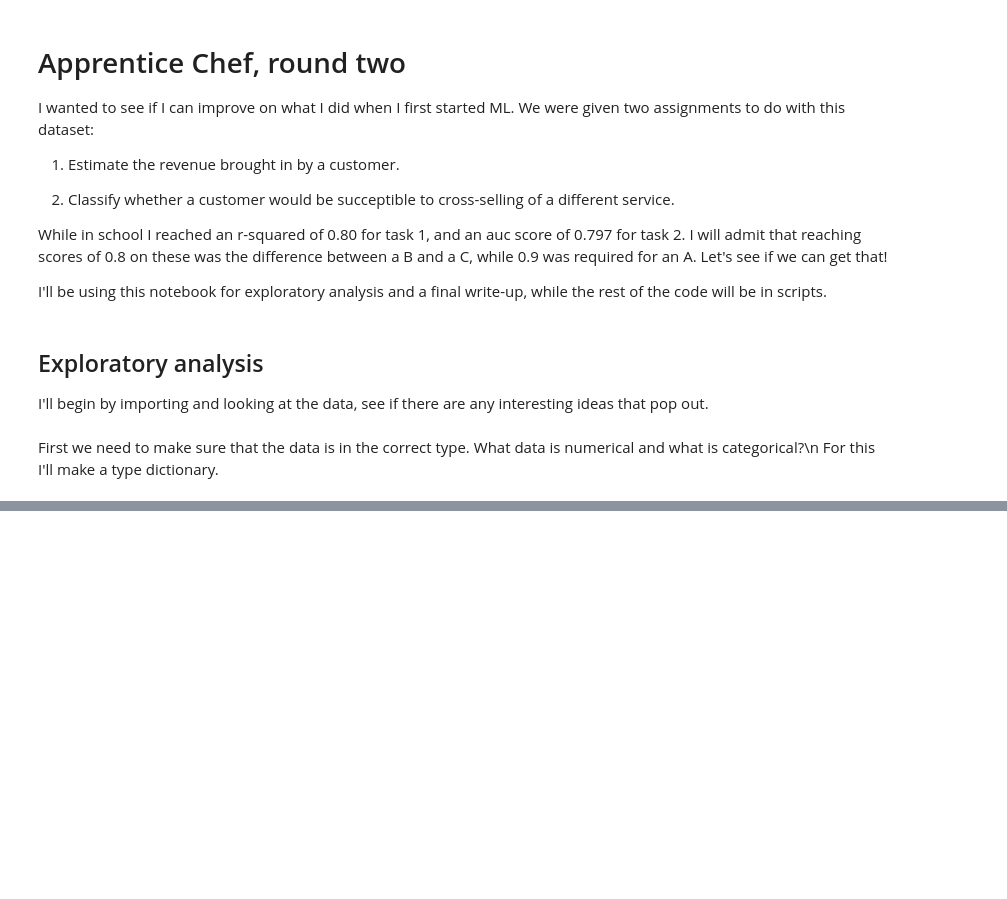
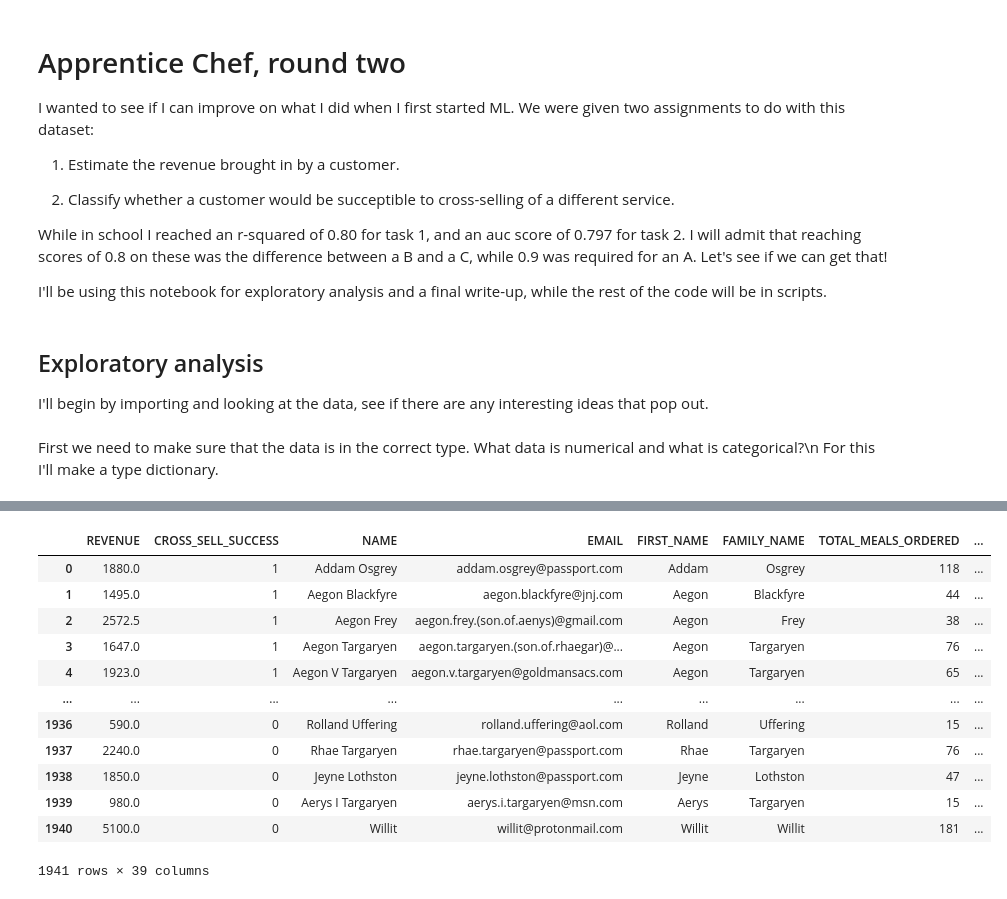
Before and after one commit to MambusLunde/Apprentice-Chef, a Jupyter notebook: Case.ipynb, the cells around one changed output, grey strips where cells are left out. Saved outputs shown, nothing was run; the diff lists cells and outputs as text; code cells hidden in the pictures; blank space fills up the shorter version.

```diff
--- a/Case.ipynb
+++ b/Case.ipynb
@@ -117,0 +150,16 @@ dataset['parentheses'] = [has_character(name, "(") for name in dataset['NAME']]
+# %%
+dataset.head(-5)
+# %% [output]
+|  | REVENUE | CROSS_SELL_SUCCESS | NAME | EMAIL | FIRST_NAME | FAMILY_NAME | TOTAL_MEALS_ORDERED | ... |
+| 0 | 1880.0 | 1 | Addam Osgrey | addam.osgrey@passport.com | Addam | Osgrey | 118 | ... |
+| 1 | 1495.0 | 1 | Aegon Blackfyre | aegon.blackfyre@jnj.com | Aegon | Blackfyre | 44 | ... |
+| 2 | 2572.5 | 1 | Aegon Frey | aegon.frey.(son.of.aenys)@gmail.com | Aegon | Frey | 38 | ... |
+| 3 | 1647.0 | 1 | Aegon Targaryen | aegon.targaryen.(son.of.rhaegar)@... | Aegon | Targaryen | 76 | ... |
+| 4 | 1923.0 | 1 | Aegon V Targaryen | aegon.v.targaryen@goldmansacs.com | Aegon | Targaryen | 65 | ... |
+| ... | ... | ... | ... | ... | ... | ... | ... | ... |
+| 1936 | 590.0 | 0 | Rolland Uffering | rolland.uffering@aol.com | Rolland | Uffering | 15 | ... |
+| 1937 | 2240.0 | 0 | Rhae Targaryen | rhae.targaryen@passport.com | Rhae | Targaryen | 76 | ... |
+| 1938 | 1850.0 | 0 | Jeyne Lothston | jeyne.lothston@passport.com | Jeyne | Lothston | 47 | ... |
+| 1939 | 980.0 | 0 | Aerys I Targaryen | aerys.i.targaryen@msn.com | Aerys | Targaryen | 15 | ... |
+| 1940 | 5100.0 | 0 | Willit | willit@protonmail.com | Willit | Willit | 181 | ... |
+1941 rows × 39 columns
```
Also changed, not shown: parts of 40 cells of this notebook, 6 other files.
